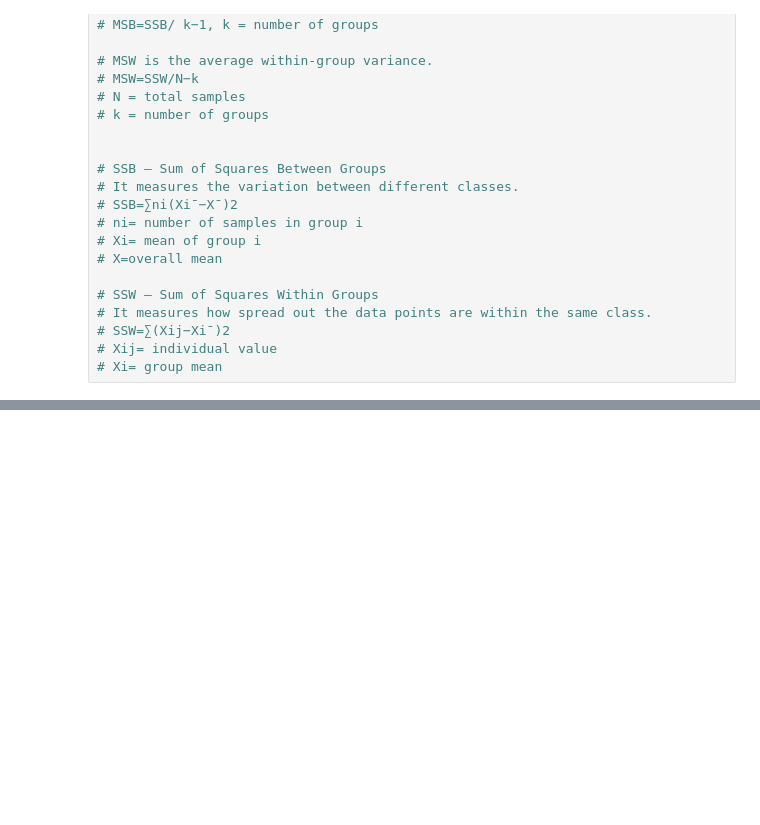
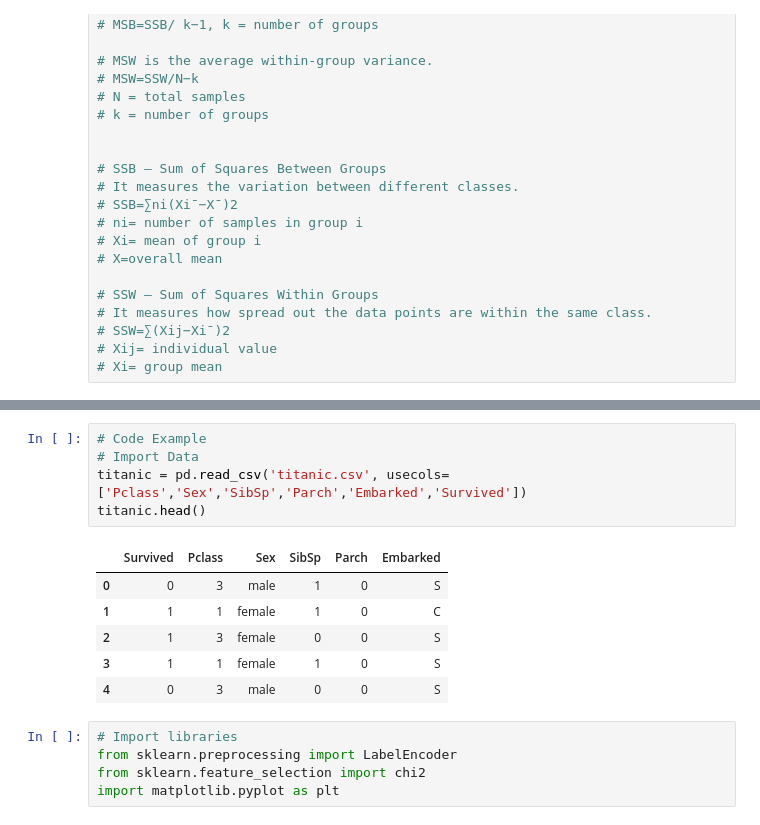
Before and after one commit to Mostafij-k/Feature_Engineering_Methods, a Jupyter notebook: Feature_Selection/Filter_Based_Feature_Selection.ipynb, the cells around one changed output, grey strips where cells are left out. Cells and saved outputs as stored; diff of their text form; blank space fills up the shorter version.

```diff
--- a/Feature_Selection/Filter_Based_Feature_Selection.ipynb
+++ b/Feature_Selection/Filter_Based_Feature_Selection.ipynb
@@ -343,0 +412,17 @@ print(X_test.shape)
+# %%
+# Code Example
+# Import Data
+titanic = pd.read_csv('titanic.csv', usecols=['Pclass','Sex','SibSp','Parch','Embarked','Survived'])
+titanic.head()
+# %% [output]
+|  | Survived | Pclass | Sex | SibSp | Parch | Embarked |
+| 0 | 0 | 3 | male | 1 | 0 | S |
+| 1 | 1 | 1 | female | 1 | 0 | C |
+| 2 | 1 | 3 | female | 0 | 0 | S |
+| 3 | 1 | 1 | female | 1 | 0 | S |
+| 4 | 0 | 3 | male | 0 | 0 | S |
+# %%
+# Import libraries
+from sklearn.preprocessing import LabelEncoder
+from sklearn.feature_selection import chi2
+import matplotlib.pyplot as plt
```
Also changed, not shown: parts of 7 cells of this notebook.
